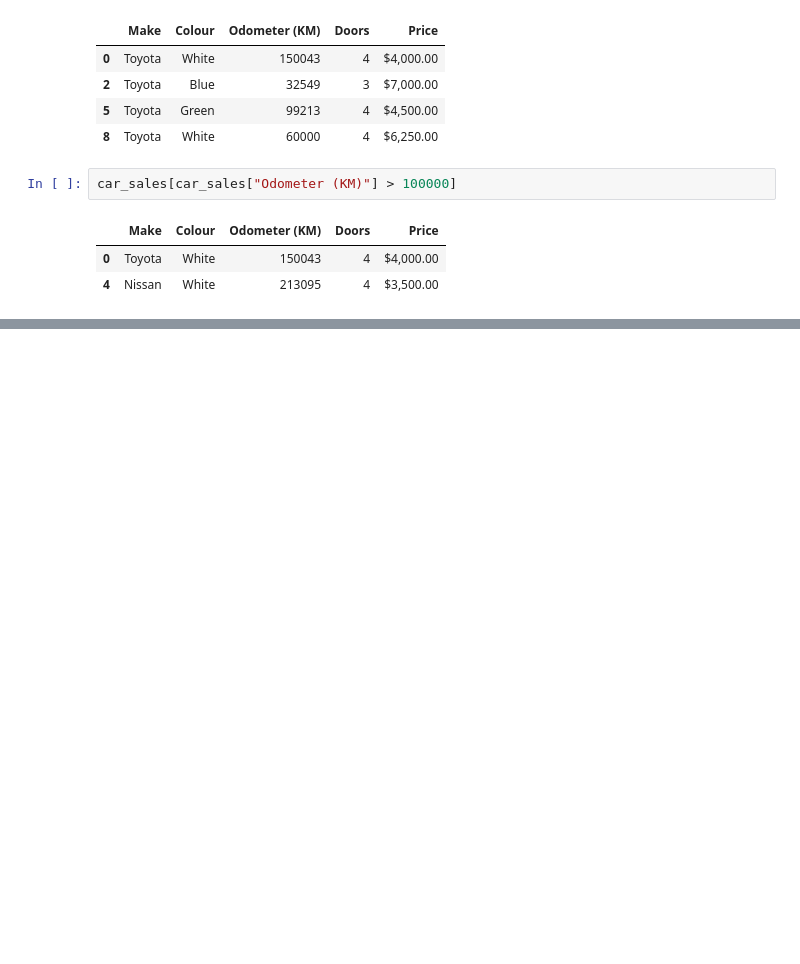
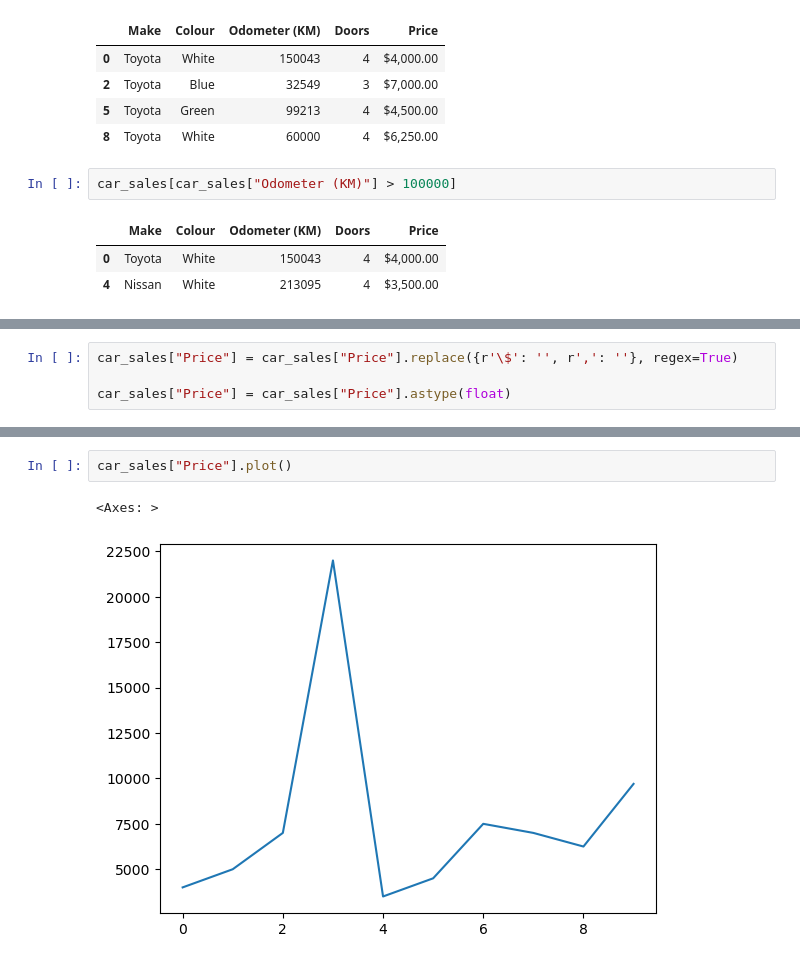
Before and after one commit to matheeshaw25/ZTM---DS-AI, a Jupyter notebook: introduction-to-pandas.ipynb, the cells around one changed output, grey strips where cells are left out. Cells and saved outputs as stored; diff of their text form; blank space fills up the shorter version.

```diff
--- a/introduction-to-pandas.ipynb
+++ b/introduction-to-pandas.ipynb
@@ -398,0 +460,4 @@ car_sales[car_sales["Odometer (KM)"] > 100000]
+# %%
+car_sales["Price"] = car_sales["Price"].replace({r'\$': '', r',': ''}, regex=True)
+
+car_sales["Price"] = car_sales["Price"].astype(float)
@@ -398,0 +478,5 @@ car_sales[car_sales["Odometer (KM)"] > 100000]
+# %%
+car_sales["Price"].plot()
+# %% [output]
+<Axes: >
+[figure, added]
```
Also changed, not shown: parts of 8 cells of this notebook.
